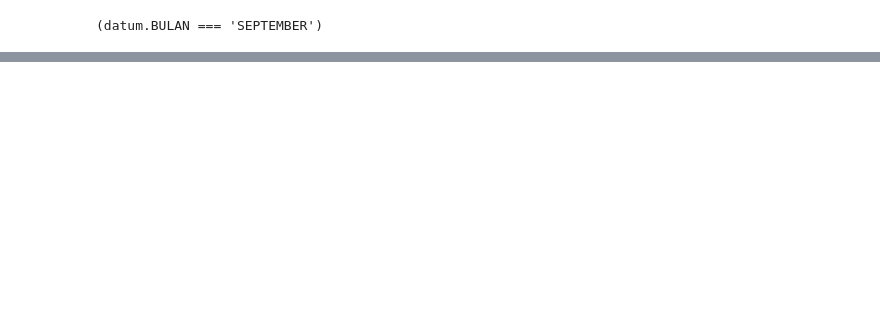
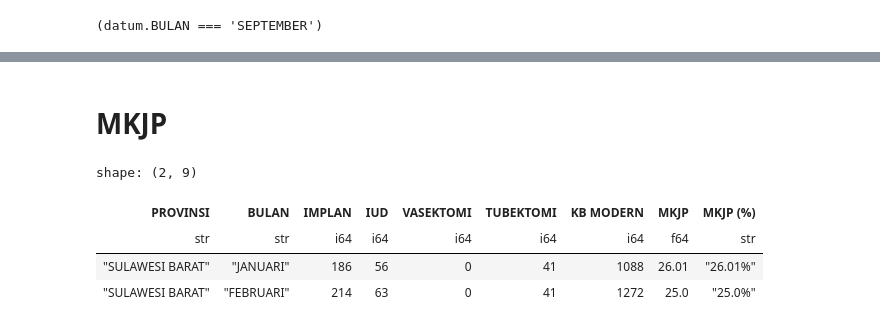
Before and after one commit to pokja0/profil_desa_py, a Jupyter notebook: altair.ipynb, the cells around one changed output, grey strips where cells are left out. Saved outputs shown, nothing was run; the diff lists cells and outputs as text; code cells hidden in the pictures; blank space fills up the shorter version.

```diff
--- a/altair.ipynb
+++ b/altair.ipynb
@@ -426,0 +508,26 @@ df_processed["BULAN"][-1]
+# %% [markdown]
+# MKJP
+# %%
+df_processed = data_mix.filter(
+    pl.col("KABUPATEN").is_in(filter_kabupaten),
+    pl.col("KECAMATAN").is_in(filter_kecamatan),
+    pl.col("KELURAHAN").is_in(filter_desa),
+    pl.col("BULAN").is_in(bulan_hingga(filter_bulan))
+).group_by('PROVINSI', "BULAN").agg([
+    pl.col("IMPLAN").sum(),
+    pl.col("IUD").sum(),
+    pl.col("VASEKTOMI").sum(),
+    pl.col("TUBEKTOMI").sum(),
+    pl.col("KB MODERN").sum()
+]).with_columns(
+    (((pl.col("IUD") + pl.col("IMPLAN") + pl.col("VASEKTOMI") + pl.col("TUBEKTOMI")) / pl.col("KB MODERN"))* 100).round(2).alias('MKJP')
+).with_columns(
+    (pl.col("MKJP").cast(pl.Utf8) + "%").alias("MKJP (%)")  # Menambahkan kolom LABEL_UNMET_NEED
+)
+df_processed
+# %% [output]
+shape: (2, 9)
+| PROVINSI | BULAN | IMPLAN | IUD | VASEKTOMI | TUBEKTOMI | KB MODERN | MKJP | MKJP (%) |
+| str | str | i64 | i64 | i64 | i64 | i64 | f64 | str |
+| "SULAWESI BARAT" | "JANUARI" | 186 | 56 | 0 | 41 | 1088 | 26.01 | "26.01%" |
+| "SULAWESI BARAT" | "FEBRUARI" | 214 | 63 | 0 | 41 | 1272 | 25.0 | "25.0%" |
```
Also changed, not shown: parts of 26 cells of this notebook, 1 other file.
